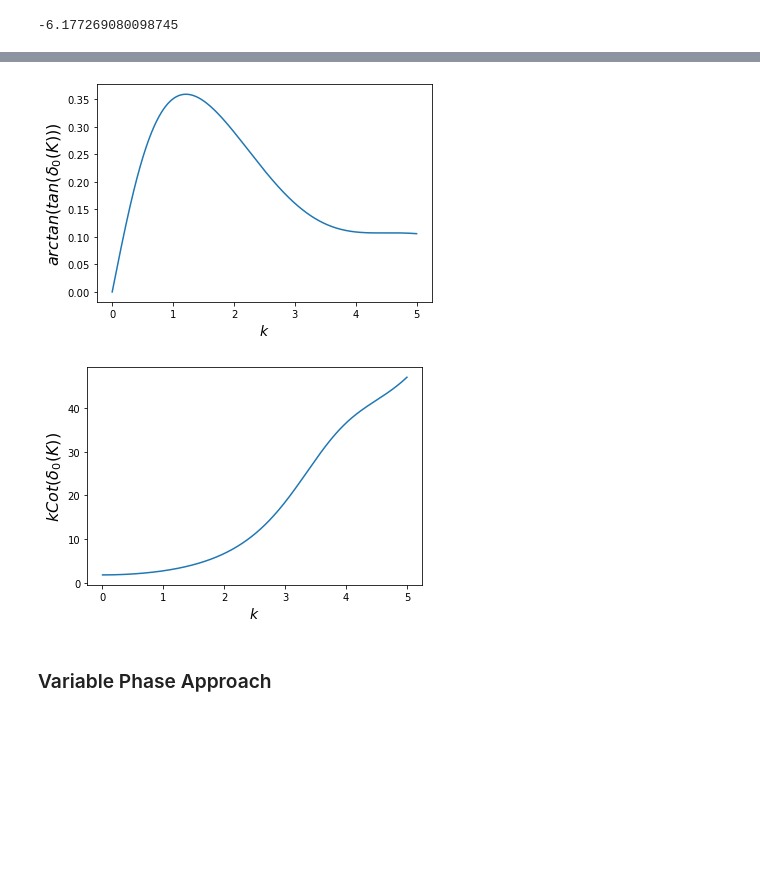
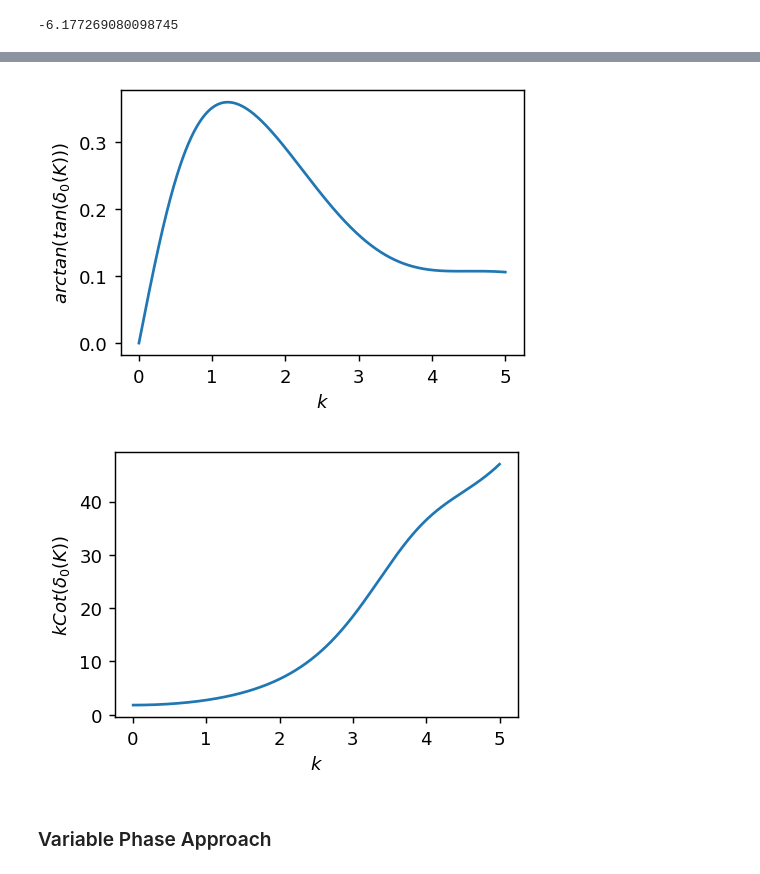
Before and after one commit to anabanami/scatterbrain, a Jupyter notebook: scatterbrain.ipynb, the cells around one changed output, grey strips where cells are left out. Cells and saved outputs as stored; diff of their text form; code cells hidden in the pictures; blank space fills up the shorter version.

```diff
--- a/scatterbrain.ipynb
+++ b/scatterbrain.ipynb
@@ -6,5 +7,6 @@ import numpy as np
 import matplotlib.pyplot as plt
 # %%
+matplotlib.rcParams['figure.dpi'] = 130
 # divide by zero? no wukkas
 np.seterr(divide='ignore', invalid='ignore')
 mu = 1
@@ -52,21 +55,23 @@ plt.show()
 # %%
 # a phase shift "stepyness" FIX
+plt.figure(figsize=(4,2.7))
 plt.plot(k, np.arctan(np.tan(phase_0(k, 0.5))))
-plt.ylabel(r'$arctan(tan(\delta_{0}(K)))$',size=16)
-plt.xlabel(r'$k$',size=14)
+plt.ylabel(r'$arctan(tan(\delta_{0}(K)))$',size=10)
+plt.xlabel(r'$k$',size=10)
 plt.show()
 # %% [output]
-[figure, old version]
+[figure, new version]
 # %%
 # another phase shift "stepyness" FIX
 # k Cot(\delta_0(k))
+plt.figure(figsize=(4,2.7))
 plt.plot(k, k / np.tan(phase_0(k, 0.5)))
-plt.ylabel(r'$ k Cot(\delta_{0}(K))$',size=16)
-plt.xlabel(r'$k$',size=14)
+plt.ylabel(r'$ k Cot(\delta_{0}(K))$',size=10)
+plt.xlabel(r'$k$',size=10)
 plt.show()
 #blowsup?! maybe that's not great (?)
 # %% [output]
-[figure, old version]
+[figure, new version]
 # %% [markdown]
 ### Variable Phase Approach
 # %% [markdown]
```
Also changed, not shown: parts of 6 cells of this notebook.
